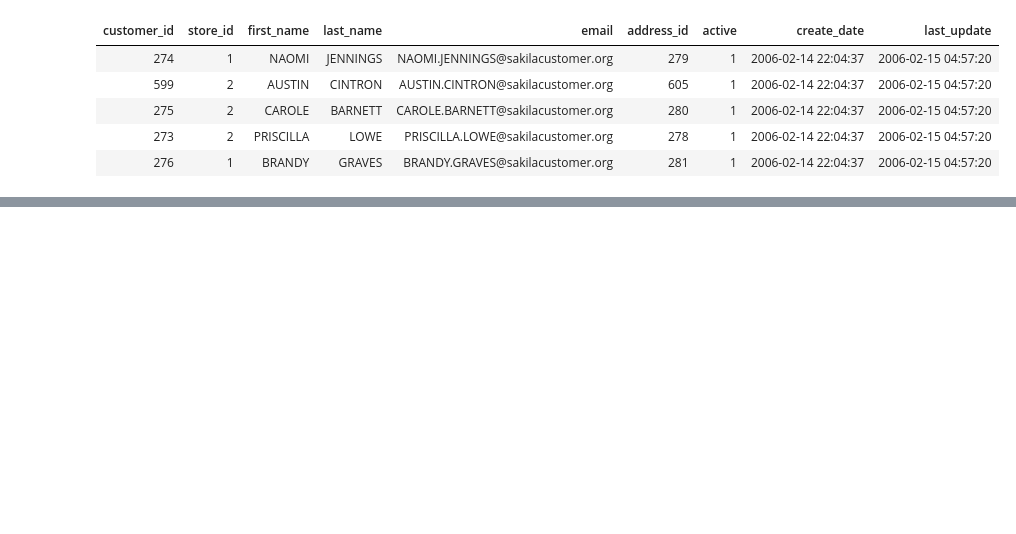
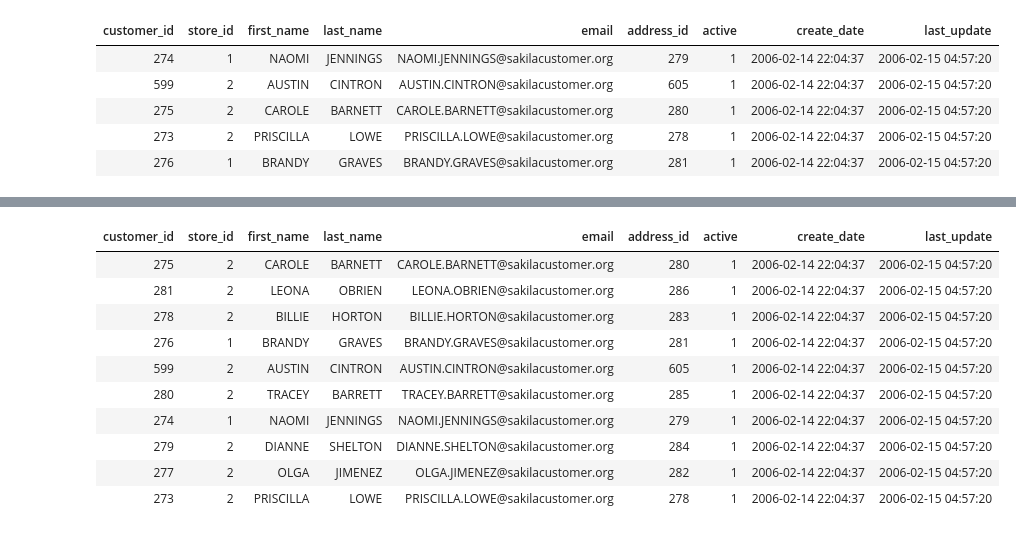
Before and after one commit to KaiLynn99/python_alone, a Jupyter notebook: 2026 7月/7.13 (17日目)/7) SELECT文 (ORDER BY句、LIMIT句).ipynb, the cells around one changed output, grey strips where cells are left out. Saved outputs shown, nothing was run; the diff lists cells and outputs as text; code cells hidden in the pictures; blank space fills up the shorter version.

```diff
--- a/2026 7月/7.13 (17日目)/7) SELECT文 (ORDER BY句、LIMIT句).ipynb
+++ b/2026 7月/7.13 (17日目)/7) SELECT文 (ORDER BY句、LIMIT句).ipynb
@@ -96,0 +112,20 @@ LIMIT 5;
+# %%
+%%sql
+
+-- `LIMIT`句だけでは取得順序が保証されないため、通常は`ORDER BY`句と一緒に使用する。
+SELECT *
+FROM customer
+ORDER BY create_date DESC
+LIMIT 10;  -- 最後に実行される
+# %% [output]
+| customer_id | store_id | first_name | last_name | email | address_id | active | create_date | last_update |
+| 275 | 2 | CAROLE | BARNETT | CAROLE.BARNETT@sakilacustomer.org | 280 | 1 | 2006-02-14 22:04:37 | 2006-02-15 04:57:20 |
+| 281 | 2 | LEONA | OBRIEN | LEONA.OBRIEN@sakilacustomer.org | 286 | 1 | 2006-02-14 22:04:37 | 2006-02-15 04:57:20 |
+| 278 | 2 | BILLIE | HORTON | BILLIE.HORTON@sakilacustomer.org | 283 | 1 | 2006-02-14 22:04:37 | 2006-02-15 04:57:20 |
+| 276 | 1 | BRANDY | GRAVES | BRANDY.GRAVES@sakilacustomer.org | 281 | 1 | 2006-02-14 22:04:37 | 2006-02-15 04:57:20 |
+| 599 | 2 | AUSTIN | CINTRON | AUSTIN.CINTRON@sakilacustomer.org | 605 | 1 | 2006-02-14 22:04:37 | 2006-02-15 04:57:20 |
+| 280 | 2 | TRACEY | BARRETT | TRACEY.BARRETT@sakilacustomer.org | 285 | 1 | 2006-02-14 22:04:37 | 2006-02-15 04:57:20 |
+| 274 | 1 | NAOMI | JENNINGS | NAOMI.JENNINGS@sakilacustomer.org | 279 | 1 | 2006-02-14 22:04:37 | 2006-02-15 04:57:20 |
+| 279 | 2 | DIANNE | SHELTON | DIANNE.SHELTON@sakilacustomer.org | 284 | 1 | 2006-02-14 22:04:37 | 2006-02-15 04:57:20 |
+| 277 | 2 | OLGA | JIMENEZ | OLGA.JIMENEZ@sakilacustomer.org | 282 | 1 | 2006-02-14 22:04:37 | 2006-02-15 04:57:20 |
+| 273 | 2 | PRISCILLA | LOWE | PRISCILLA.LOWE@sakilacustomer.org | 278 | 1 | 2006-02-14 22:04:37 | 2006-02-15 04:57:20 |
```
Also changed, not shown: parts of 13 cells of this notebook, 3 other files.
